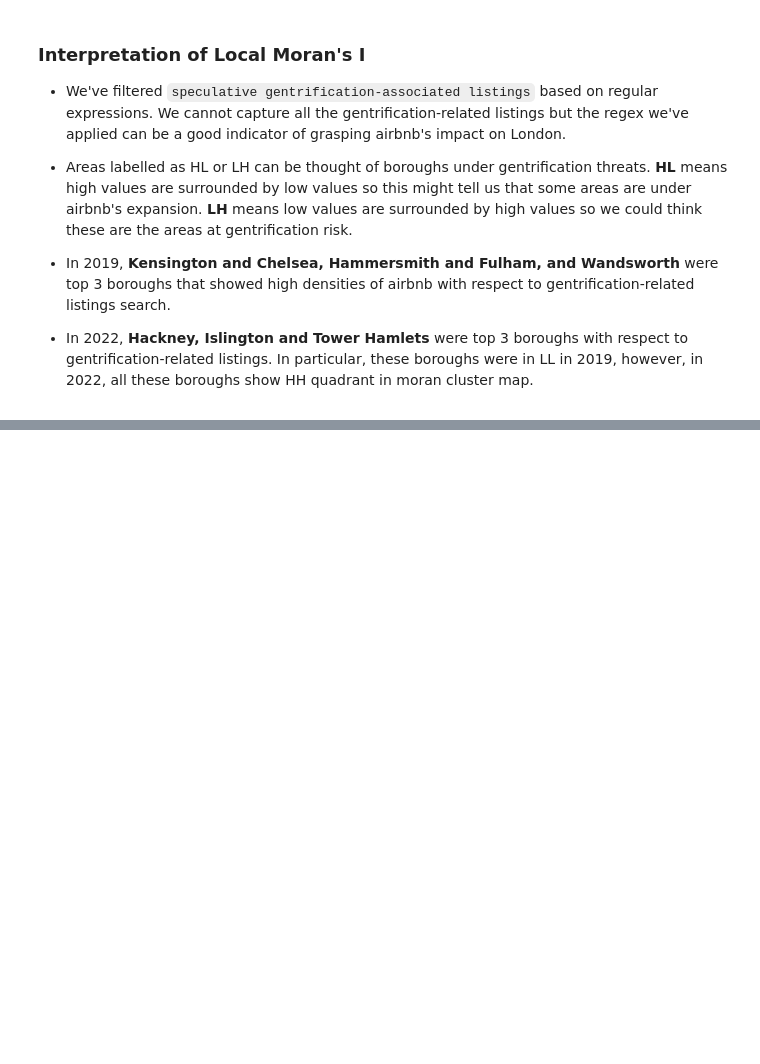
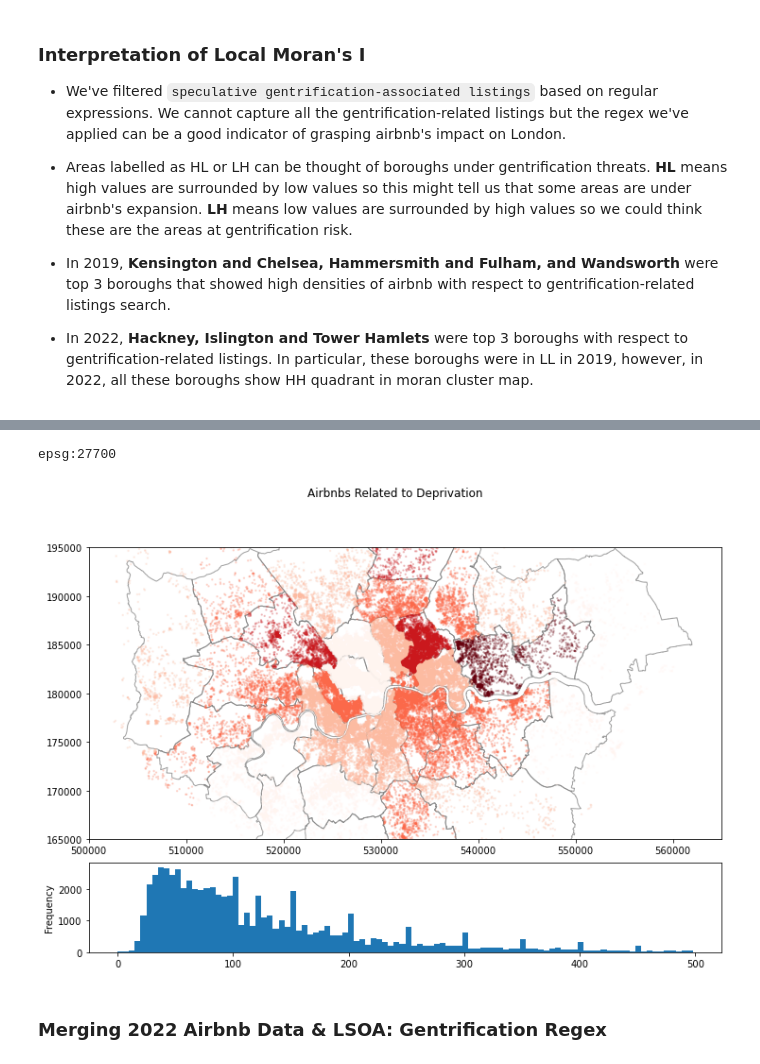
Before and after one commit to lordschmear/outline.fsds, a Jupyter notebook: Airbnb_Final.ipynb, the cells around one changed output, grey strips where cells are left out. Saved outputs shown, nothing was run; the diff lists cells and outputs as text; code cells hidden in the pictures; blank space fills up the shorter version.

Commit message:
Combined analysis and plot codes

```diff
--- a/Airbnb_Final.ipynb
+++ b/Airbnb_Final.ipynb
@@ -1430,0 +1536,2 @@ Name: GSS_CODE, dtype: int64
+# %%
+London_borough_dep = London_dep.groupby('LAD')['Barriers to Housing and Services Score'].agg('mean')
@@ -1430,0 +1551,10 @@ Name: GSS_CODE, dtype: int64
+# %%
+airbnb_merged1 = pd.merge(listings2022, evict2022, how="inner", left_on='neighbourhood_cleansed',
+                          right_on='Area', suffixes=('neighbourhood_cleansed', 'Area'))
+# %%
+airbnb_merged2 = pd.merge(airbnb_merged1, London_borough_dep, how="inner", left_on='neighbourhood_cleansed',
+                          right_on='LAD', suffixes=('neighbourhood_cleansed', 'Area'))
+# %%
+airbnb_merged2 = gpd.GeoDataFrame(airbnb_merged2, geometry=gpd.points_from_xy(airbnb_merged2.longitude, airbnb_merged2.latitude))
+airbnb_merged2.set_crs(epsg=4326, inplace=True)
+airbnb_merged2 = airbnb_merged2.to_crs('epsg:27700')
@@ -1430,0 +1581,28 @@ Name: GSS_CODE, dtype: int64
+# %%
+# crs is in British local crs
+print(airbnb_merged2.crs)
+# %% [output]
+epsg:27700
+# %%
+f,ax = plt.subplots(1,1,figsize=(12,8))
+
+# The second one is on column2, spread on 3 columns
+ax1 = plt.subplot2grid((4, 1), (0, 0), rowspan=3)
+boros.plot(edgecolor='grey', facecolor='none', linewidth=1, alpha=0.75, ax=ax1)
+airbnb_merged2.plot(markersize=2, column='Barriers to Housing and Services Score', cmap='Reds', alpha=0.2, scheme='Fisher_Jenks_Sampled', ax=ax1)
+
+ax1.set_xlim([500000, 565000])
+ax1.set_ylim([165000, 195000]);
+
+# The last one is spread on 1 column only, on the 4th column of the second line.
+ax2 = plt.subplot2grid((4, 1), (3, 0), rowspan=1)
+airbnb_merged2[airbnb_merged2.price<airbnb_merged2.price.quantile(0.95)].price.plot.hist(bins=100, ax=ax2)
+#ax2.set_ylim([0,10000])
+
+plt.suptitle("Airbnbs Related to Deprivation")
+# plt.savefig("Affordable_Listings.png", dpi=150)
+plt.show()
+# %% [output]
+[figure, added]
+# %% [markdown]
+### Merging 2022 Airbnb Data & LSOA: Gentrification Regex
```
Also changed, not shown: parts of 71 cells of this notebook.
